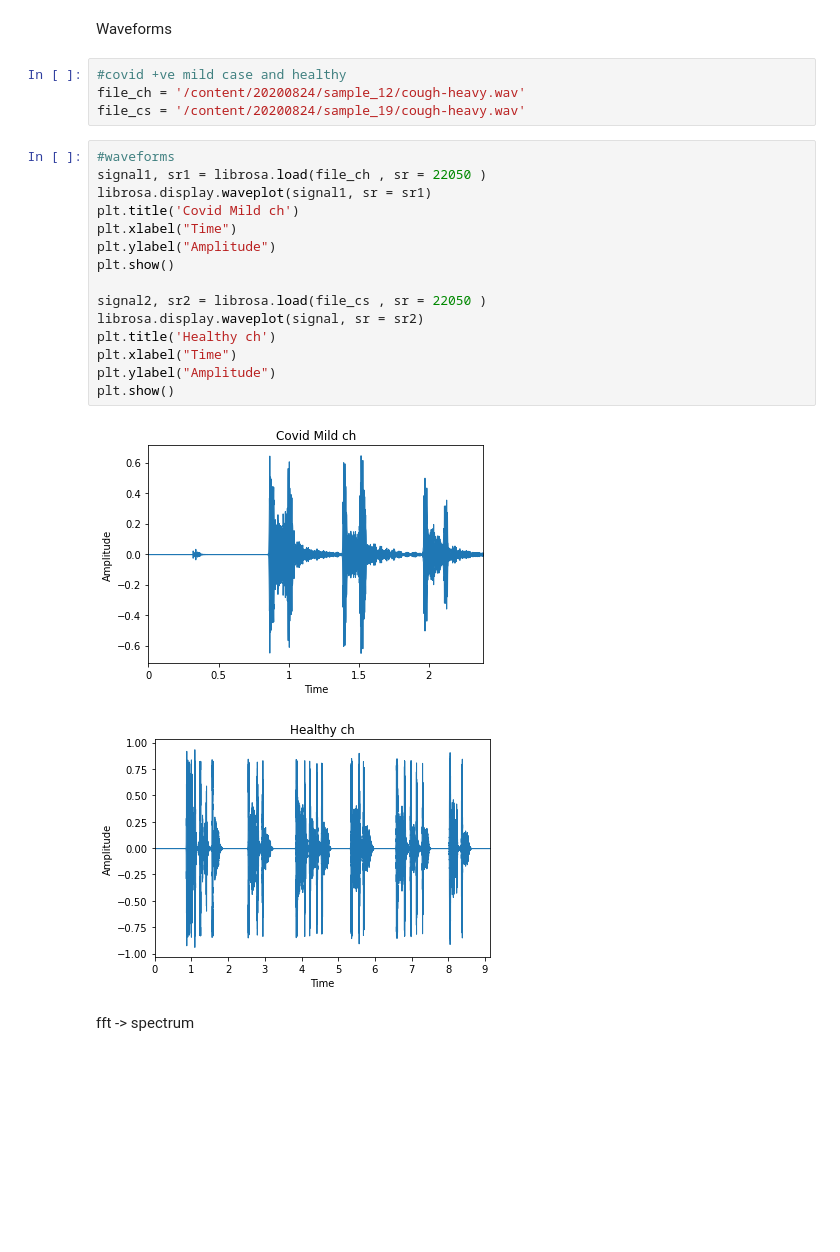
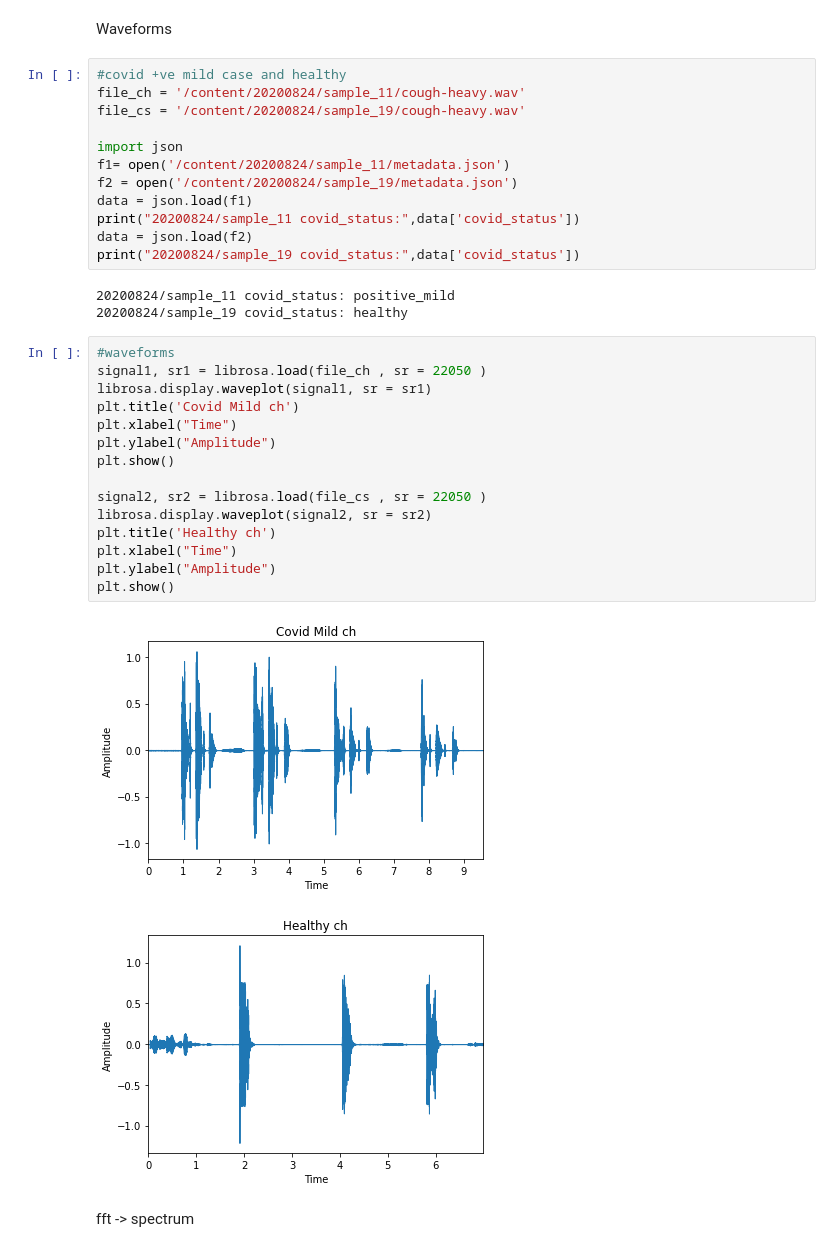
Before and after one commit to MahinArvind/DL-projects, a Jupyter notebook: CoughVid.ipynb, the cells around one changed output. Cells and saved outputs as stored; diff of their text form; blank space fills up the shorter version.

```diff
--- a/CoughVid.ipynb
+++ b/CoughVid.ipynb
@@ -123,26 +123,37 @@ for dirname in folders:
 Waveforms
 # %%
 #covid +ve mild case and healthy
-file_ch = '/content/20200824/sample_12/cough-heavy.wav'
+file_ch = '/content/20200824/sample_11/cough-heavy.wav'
 file_cs = '/content/20200824/sample_19/cough-heavy.wav'
+
+import json
+f1= open('/content/20200824/sample_11/metadata.json')
+f2 = open('/content/20200824/sample_19/metadata.json')
+data = json.load(f1)
+print("20200824/sample_11 covid_status:",data['covid_status'])
+data = json.load(f2)
+print("20200824/sample_19 covid_status:",data['covid_status'])
+# %% [output]
+20200824/sample_11 covid_status: positive_mild
+20200824/sample_19 covid_status: healthy
 # %%
 #waveforms
 signal1, sr1 = librosa.load(file_ch , sr = 22050 )
 librosa.display.waveplot(signal1, sr = sr1)
 plt.title('Covid Mild ch')
 plt.xlabel("Time")
 plt.ylabel("Amplitude")
 plt.show()
 
 signal2, sr2 = librosa.load(file_cs , sr = 22050 )
-librosa.display.waveplot(signal, sr = sr2)
+librosa.display.waveplot(signal2, sr = sr2)
 plt.title('Healthy ch')
 plt.xlabel("Time")
 plt.ylabel("Amplitude")
 plt.show()
 # %% [output]
-[figure, old version]
+[figure, new version]
-[figure, old version]
+[figure, new version]
 # %% [markdown]
 fft -> spectrum
 # %%
```
Also changed, not shown: parts of 10 cells of this notebook.
